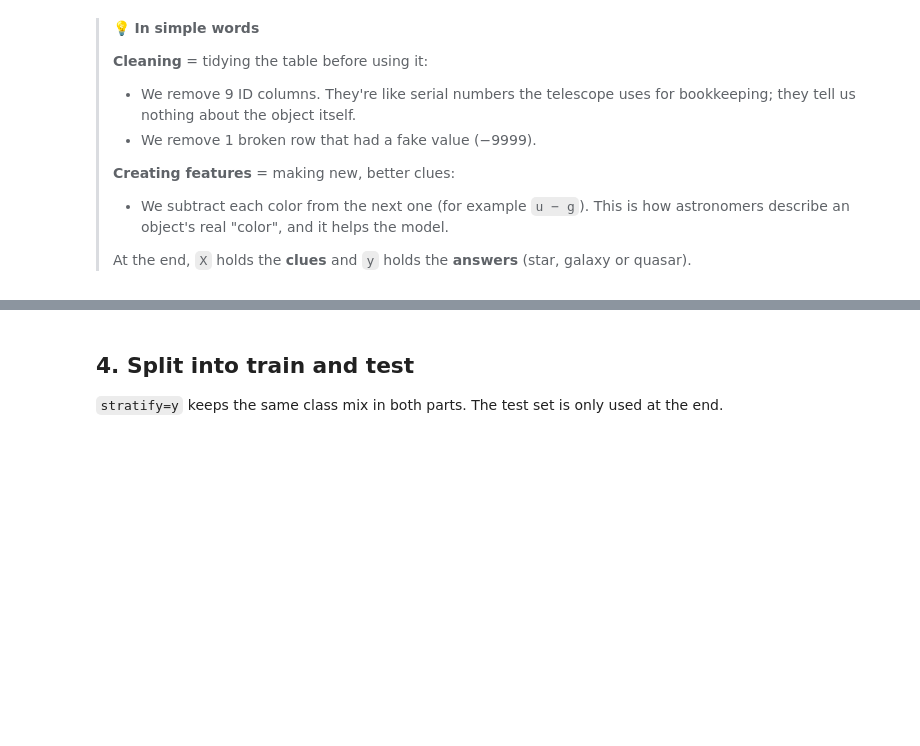
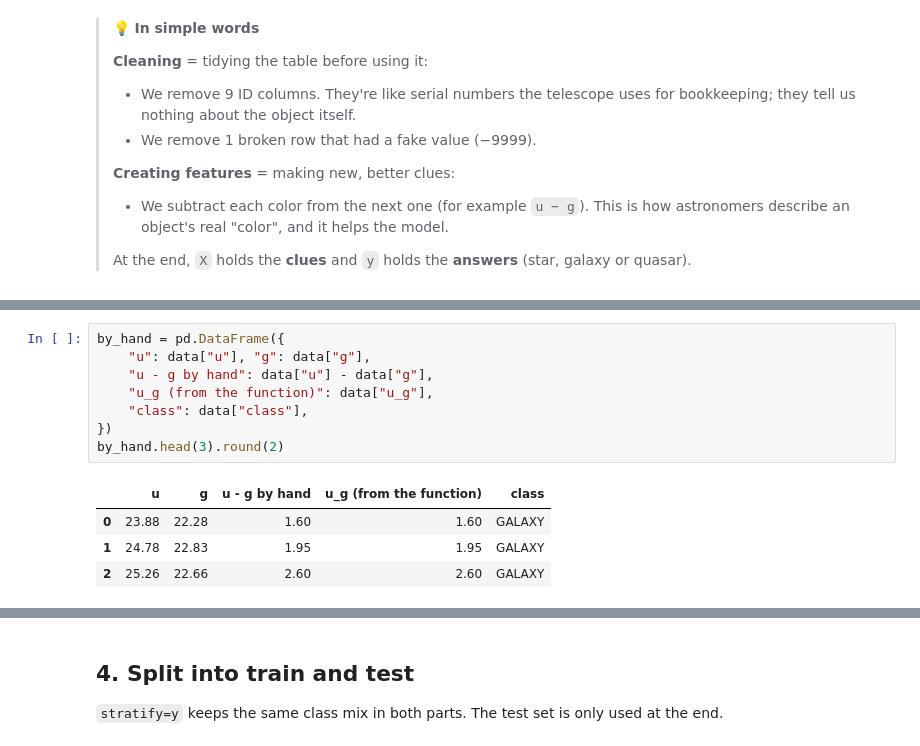
Before and after one commit to lervindelarosa-gif/Stellar-classification, a Jupyter notebook: notebooks/stellar_classification.ipynb, the cells around one changed output, grey strips where cells are left out. Drawn from its saved outputs; the diff is of its cells as text; blank space fills up the shorter version.

```diff
--- a/notebooks/stellar_classification.ipynb
+++ b/notebooks/stellar_classification.ipynb
@@ -286,0 +293,13 @@ Rows left: 99999
+# %%
+by_hand = pd.DataFrame({
+    "u": data["u"], "g": data["g"],
+    "u - g by hand": data["u"] - data["g"],
+    "u_g (from the function)": data["u_g"],
+    "class": data["class"],
+})
+by_hand.head(3).round(2)
+# %% [output]
+|  | u | g | u - g by hand | u_g (from the function) | class |
+| 0 | 23.88 | 22.28 | 1.60 | 1.60 | GALAXY |
+| 1 | 24.78 | 22.83 | 1.95 | 1.95 | GALAXY |
+| 2 | 25.26 | 22.66 | 2.60 | 2.60 | GALAXY |
```
Also changed, not shown: parts of 3 cells of this notebook.
